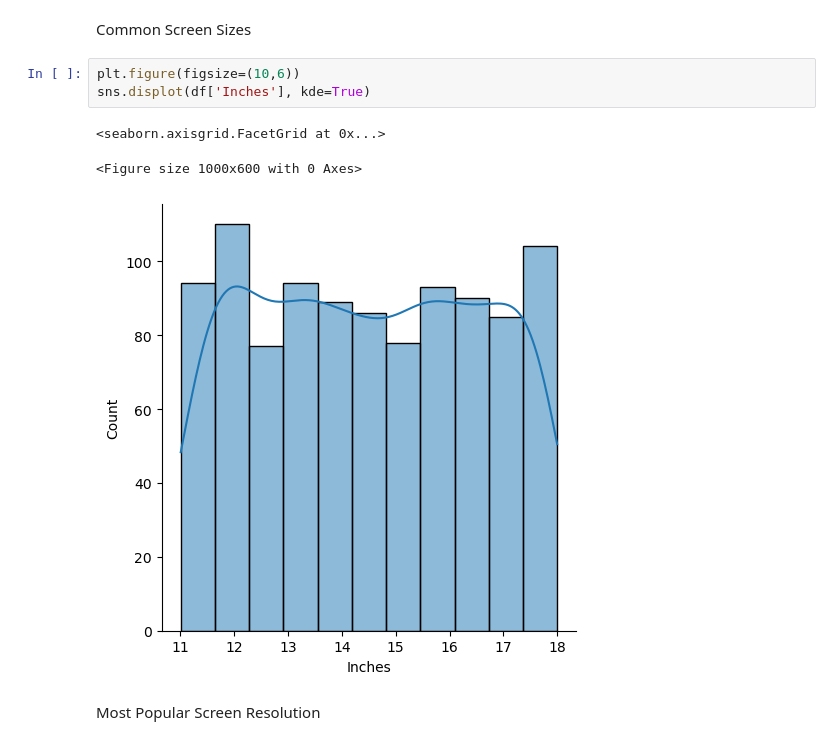
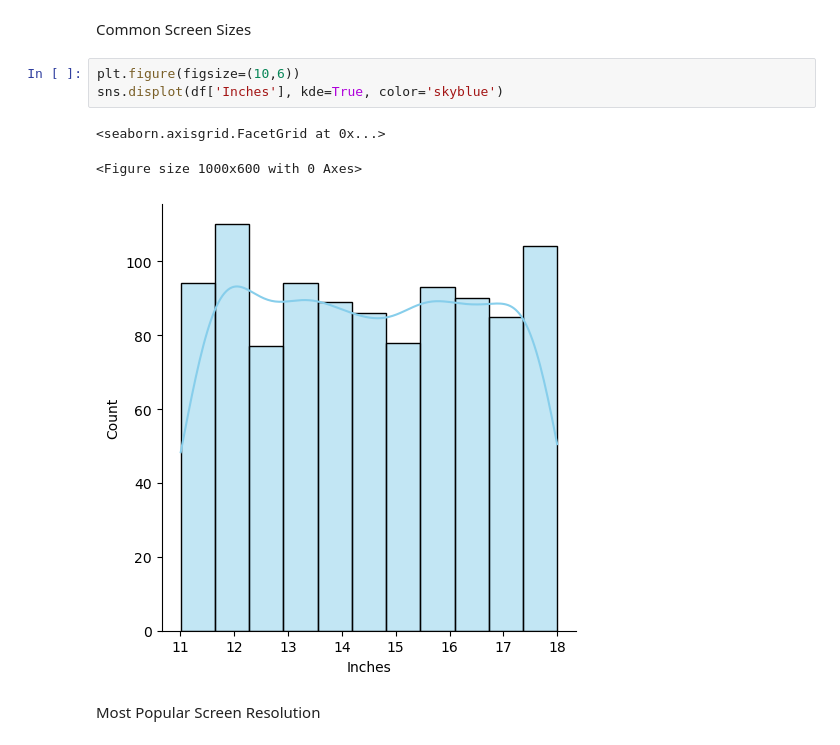
Before and after one commit to Kestrel86/laptopPriceEDA, a Jupyter notebook: laptopPriceEDA.ipynb, the cells around one changed output. Drawn from its saved outputs; the diff is of its cells as text.

```diff
--- a/laptopPriceEDA.ipynb
+++ b/laptopPriceEDA.ipynb
@@ -101,11 +107,11 @@ Text(0.5, 1.0, 'Distribution of Laptop Type')
 Common Screen Sizes
 # %%
 plt.figure(figsize=(10,6))
-sns.displot(df['Inches'], kde=True)
+sns.displot(df['Inches'], kde=True, color='skyblue')
 # %% [output]
 <seaborn.axisgrid.FacetGrid at 0x...>
 <Figure size 1000x600 with 0 Axes>
-[figure, old version]
+[figure, new version]
 # %% [markdown]
 Most Popular Screen Resolution
 # %%
```
Also changed, not shown: parts of 19 cells of this notebook.
